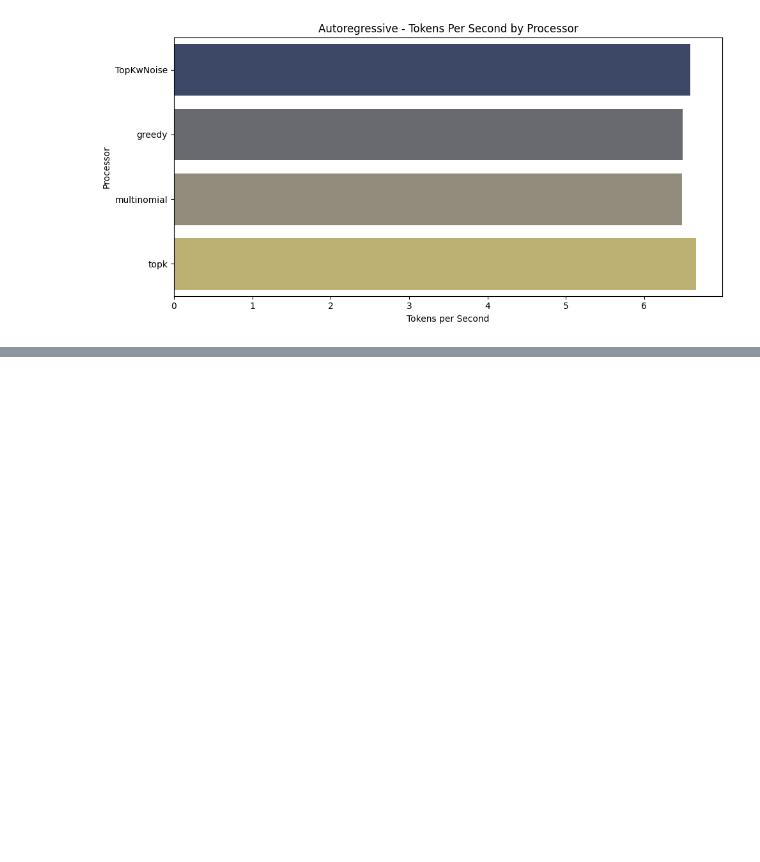
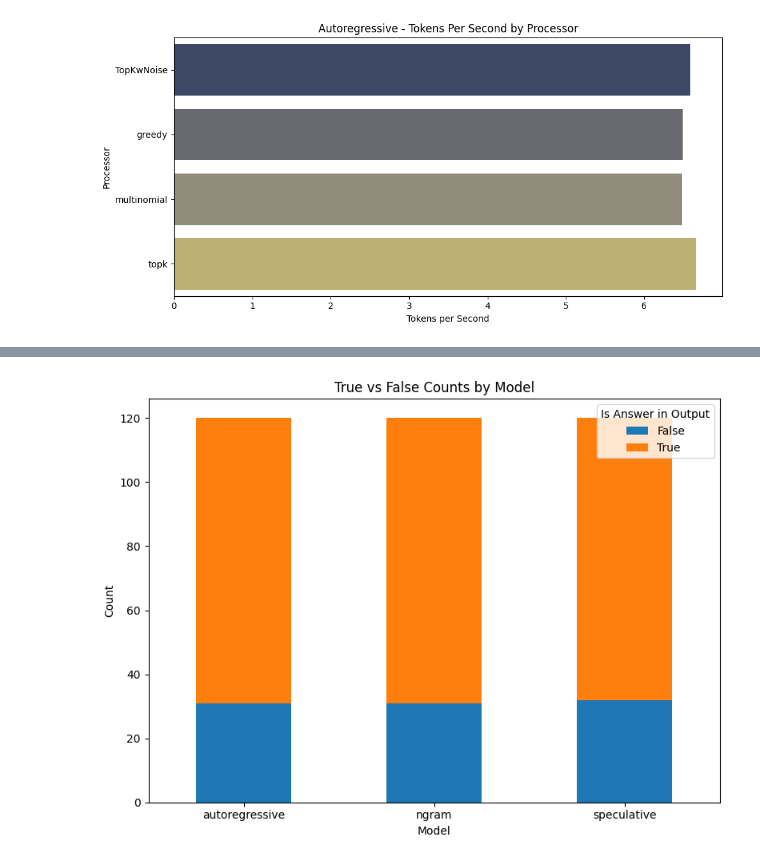
Before and after one commit to EulerMacaroni/Speculative-Decoding, a Jupyter notebook: results/Analysis.ipynb, the cells around one changed output, grey strips where cells are left out. Drawn from its saved outputs; the diff is of its cells as text; code cells hidden in the pictures; blank space fills up the shorter version.

```diff
--- a/results/Analysis.ipynb
+++ b/results/Analysis.ipynb
@@ -238,3 +238,9 @@ Passing `palette` without assigning `hue` is deprecated and will be removed in v
 
   sns.barplot(data=summary, x="tokens_per_sec", y="processor", palette="cividis")
 [figure]
+# %%
+# is the answer within output flag
+df["is_answer_in_output"] = df.apply(lambda row: row["answer"] in row["output"], axis=1)
+
+# Print the updated DataFrame
+df
@@ -240,0 +261,18 @@ Passing `palette` without assigning `hue` is deprecated and will be removed in v
+# %%
+# Group by 'model' and count True and False values
+grouped_counts = df.groupby(["model", "is_answer_in_output"]).size().reset_index(name="count")
+
+# Pivot to prepare data for plotting
+pivoted_counts = grouped_counts.pivot(index="model", columns="is_answer_in_output", values="count").fillna(0)
+
+# Plot the data
+pivoted_counts.plot(kind="bar", stacked=True, figsize=(8, 6))
+plt.title("True vs False Counts by Model")
+plt.xlabel("Model")
+plt.ylabel("Count")
+plt.legend(title="Is Answer in Output", labels=["False", "True"])
+plt.xticks(rotation=0)
+plt.tight_layout()
+plt.show()
+# %% [output]
+[figure, added]
```
Also changed, not shown: parts of 5 cells of this notebook.
